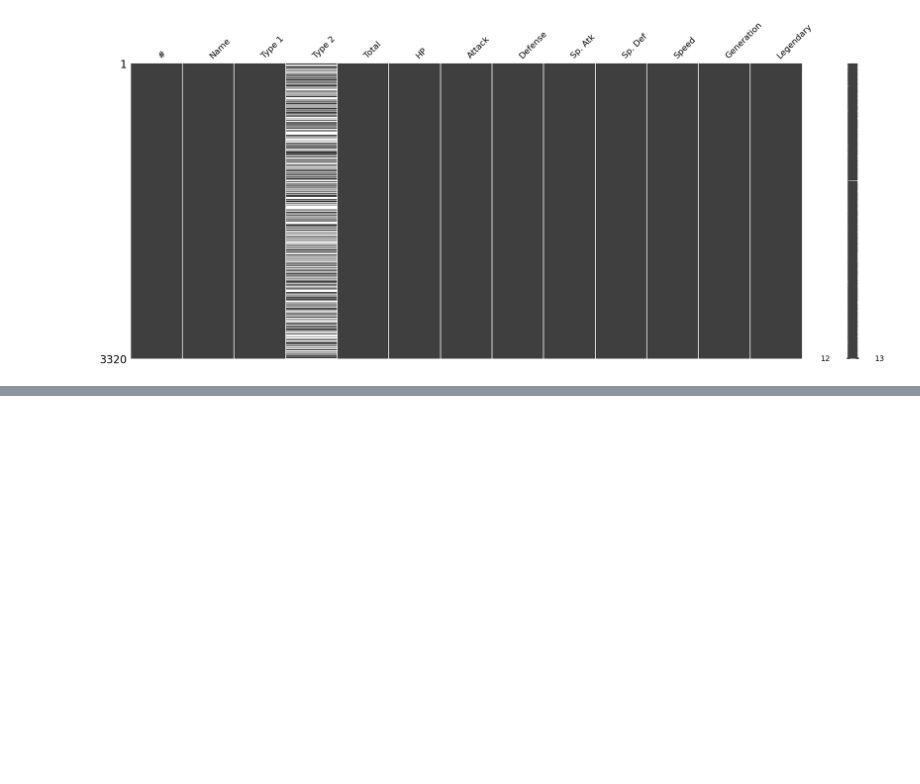
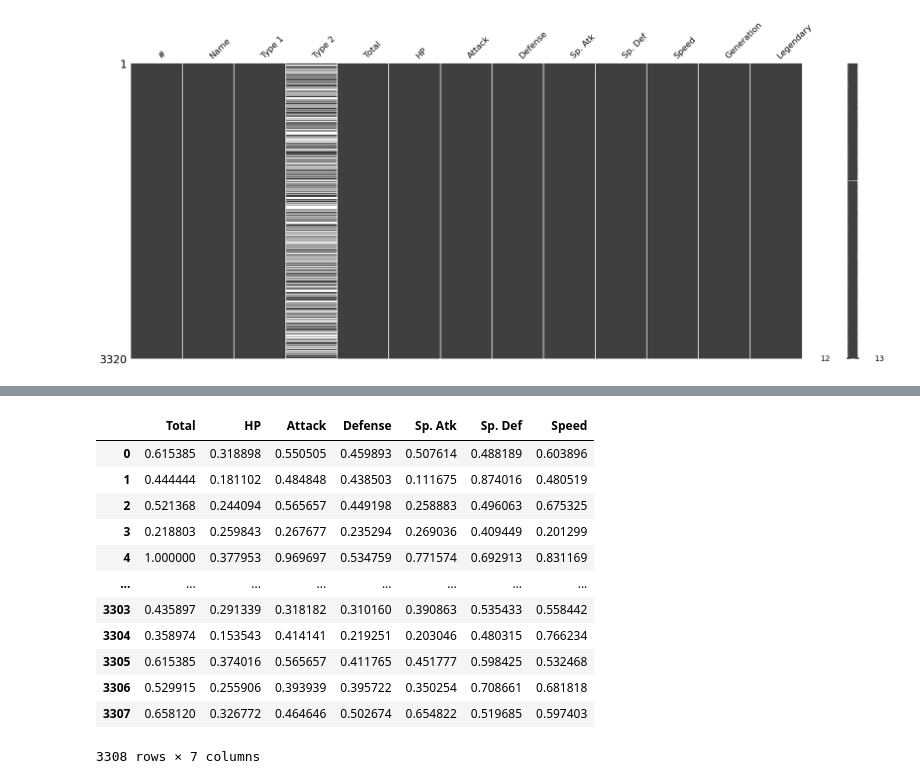
Before and after one commit to KacperUrban/Machine-learning-course, a Jupyter notebook: Second_Part/Projekt_nr_2.ipynb, the cells around one changed output, grey strips where cells are left out. Saved outputs shown, nothing was run; the diff lists cells and outputs as text; code cells hidden in the pictures; blank space fills up the shorter version.

Commit message:
Data encoding

```diff
--- a/Second_Part/Projekt_nr_2.ipynb
+++ b/Second_Part/Projekt_nr_2.ipynb
@@ -72,0 +143,20 @@ plt.show()
+# %%
+minmax_scaler = MinMaxScaler()
+columns = df_num.columns
+np_num = minmax_scaler.fit_transform(df_num)
+df_num_norm = pd.DataFrame(np_num, columns=columns)
+df_num_norm
+# %% [output]
+|  | Total | HP | Attack | Defense | Sp. Atk | Sp. Def | Speed |
+| 0 | 0.615385 | 0.318898 | 0.550505 | 0.459893 | 0.507614 | 0.488189 | 0.603896 |
+| 1 | 0.444444 | 0.181102 | 0.484848 | 0.438503 | 0.111675 | 0.874016 | 0.480519 |
+| 2 | 0.521368 | 0.244094 | 0.565657 | 0.449198 | 0.258883 | 0.496063 | 0.675325 |
+| 3 | 0.218803 | 0.259843 | 0.267677 | 0.235294 | 0.269036 | 0.409449 | 0.201299 |
+| 4 | 1.000000 | 0.377953 | 0.969697 | 0.534759 | 0.771574 | 0.692913 | 0.831169 |
+| ... | ... | ... | ... | ... | ... | ... | ... |
+| 3303 | 0.435897 | 0.291339 | 0.318182 | 0.310160 | 0.390863 | 0.535433 | 0.558442 |
+| 3304 | 0.358974 | 0.153543 | 0.414141 | 0.219251 | 0.203046 | 0.480315 | 0.766234 |
+| 3305 | 0.615385 | 0.374016 | 0.565657 | 0.411765 | 0.451777 | 0.598425 | 0.532468 |
+| 3306 | 0.529915 | 0.255906 | 0.393939 | 0.395722 | 0.350254 | 0.708661 | 0.681818 |
+| 3307 | 0.658120 | 0.326772 | 0.464646 | 0.502674 | 0.654822 | 0.519685 | 0.597403 |
+3308 rows × 7 columns
```
Also changed, not shown: parts of 12 cells of this notebook.
